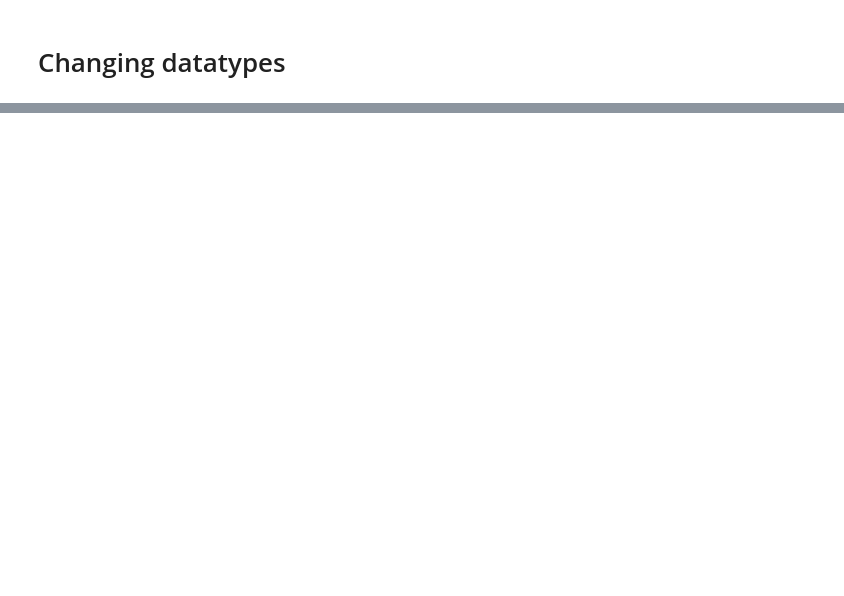
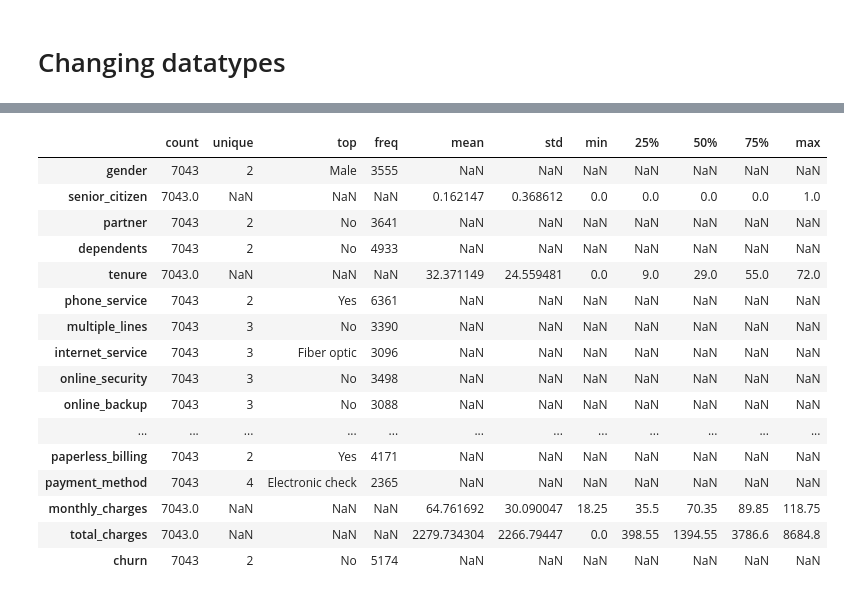
Before and after one commit to BubbaTam/telco-customer-churn, a Jupyter notebook: notebook/check_data.ipynb, the cells around one changed output, grey strips where cells are left out. Saved outputs shown, nothing was run; the diff lists cells and outputs as text; code cells hidden in the pictures; blank space fills up the shorter version.

```diff
--- a/notebook/check_data.ipynb
+++ b/notebook/check_data.ipynb
@@ -199,0 +134,20 @@ st
+# %%
+df.describe(include='all').T
+# %% [output]
+|  | count | unique | top | freq | mean | std | min | 25% | 50% | 75% | max |
+| gender | 7043 | 2 | Male | 3555 | NaN | NaN | NaN | NaN | NaN | NaN | NaN |
+| senior_citizen | 7043.0 | NaN | NaN | NaN | 0.162147 | 0.368612 | 0.0 | 0.0 | 0.0 | 0.0 | 1.0 |
+| partner | 7043 | 2 | No | 3641 | NaN | NaN | NaN | NaN | NaN | NaN | NaN |
+| dependents | 7043 | 2 | No | 4933 | NaN | NaN | NaN | NaN | NaN | NaN | NaN |
+| tenure | 7043.0 | NaN | NaN | NaN | 32.371149 | 24.559481 | 0.0 | 9.0 | 29.0 | 55.0 | 72.0 |
+| phone_service | 7043 | 2 | Yes | 6361 | NaN | NaN | NaN | NaN | NaN | NaN | NaN |
+| multiple_lines | 7043 | 3 | No | 3390 | NaN | NaN | NaN | NaN | NaN | NaN | NaN |
+| internet_service | 7043 | 3 | Fiber optic | 3096 | NaN | NaN | NaN | NaN | NaN | NaN | NaN |
+| online_security | 7043 | 3 | No | 3498 | NaN | NaN | NaN | NaN | NaN | NaN | NaN |
+| online_backup | 7043 | 3 | No | 3088 | NaN | NaN | NaN | NaN | NaN | NaN | NaN |
+| ... | ... | ... | ... | ... | ... | ... | ... | ... | ... | ... | ... |
+| paperless_billing | 7043 | 2 | Yes | 4171 | NaN | NaN | NaN | NaN | NaN | NaN | NaN |
+| payment_method | 7043 | 4 | Electronic check | 2365 | NaN | NaN | NaN | NaN | NaN | NaN | NaN |
+| monthly_charges | 7043.0 | NaN | NaN | NaN | 64.761692 | 30.090047 | 18.25 | 35.5 | 70.35 | 89.85 | 118.75 |
+| total_charges | 7043.0 | NaN | NaN | NaN | 2279.734304 | 2266.79447 | 0.0 | 398.55 | 1394.55 | 3786.6 | 8684.8 |
+| churn | 7043 | 2 | No | 5174 | NaN | NaN | NaN | NaN | NaN | NaN | NaN |
```
Also changed, not shown: parts of 21 cells of this notebook, 17 other files.
